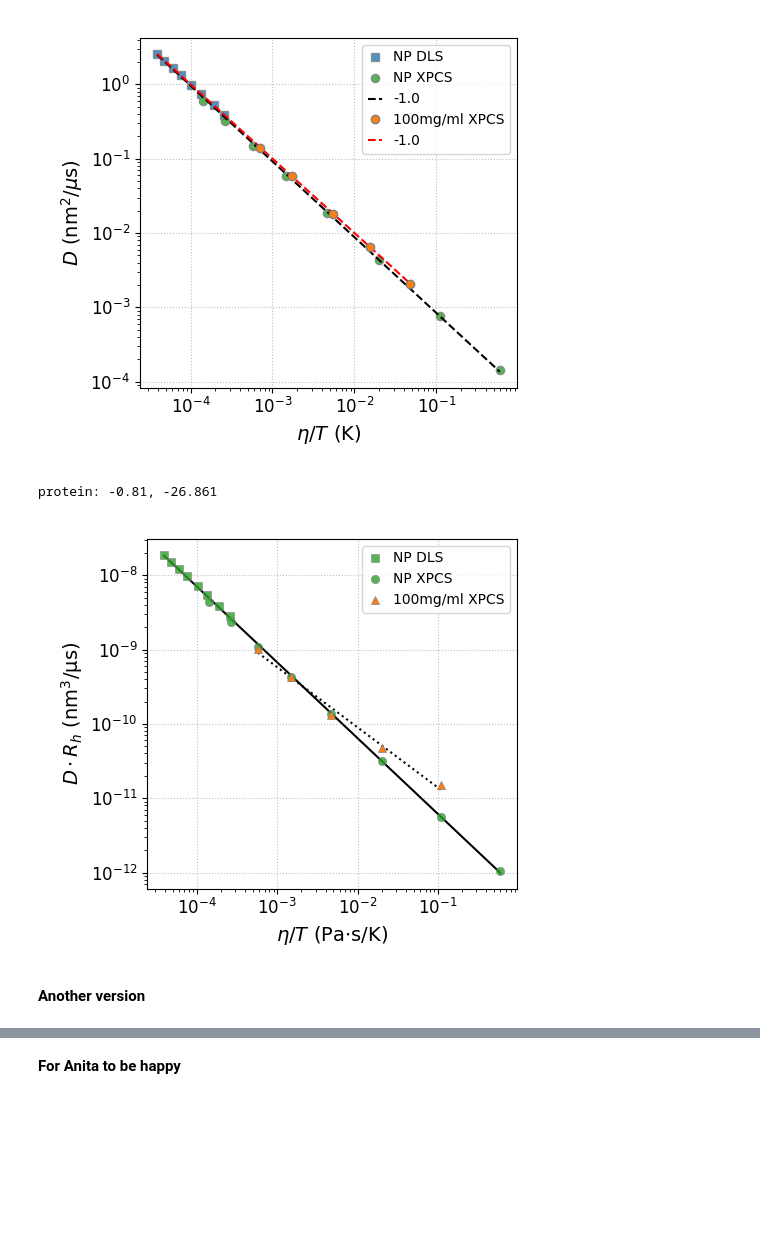
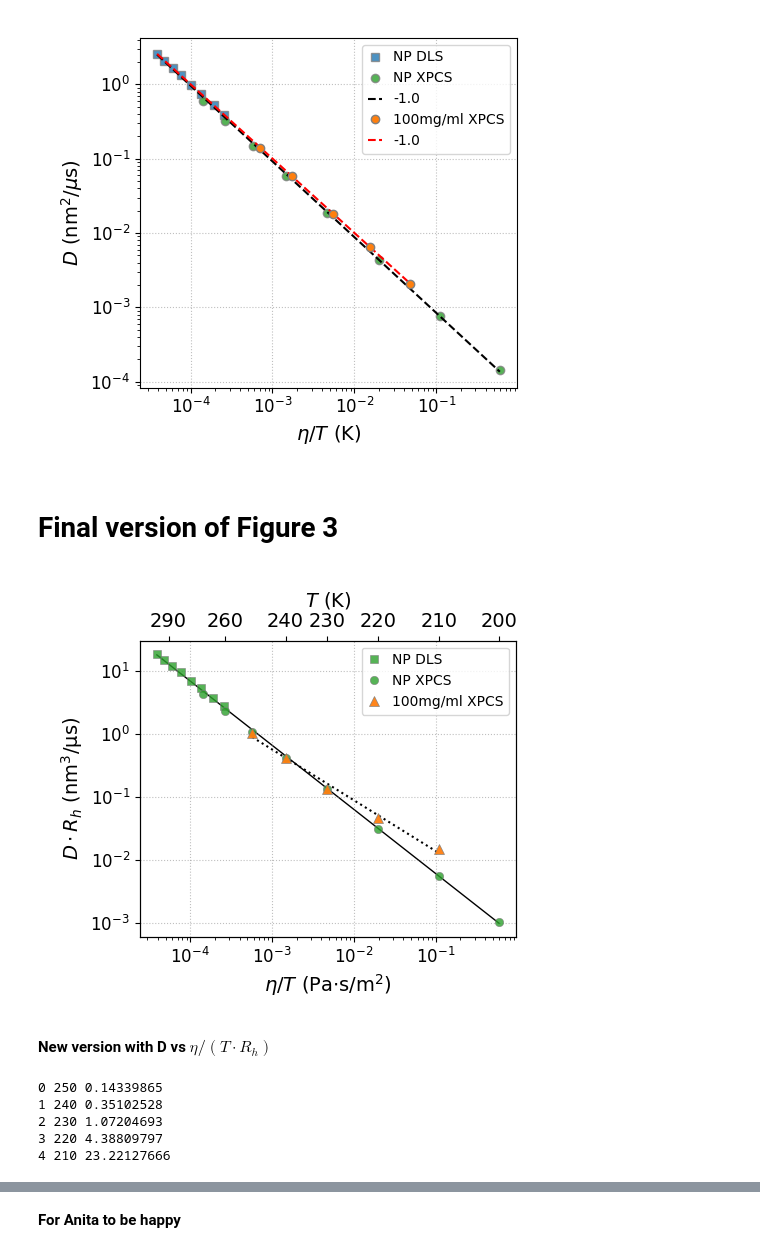
Before and after one commit to maddalenabin/id10-ferritin-2022, a Jupyter notebook: 01-notebooks/13-diffusion-new-plots.ipynb, the cells around one changed output, grey strips where cells are left out. Cells and saved outputs as stored; diff of their text form; code cells hidden in the pictures; blank space fills up the shorter version.

```diff
--- a/01-notebooks/13-diffusion-new-plots.ipynb
+++ b/01-notebooks/13-diffusion-new-plots.ipynb
@@ -883,55 +879,81 @@ ax.tick_params(axis='both', which='major', labelsize=12)
 # plt.savefig('../06-figs/D_vs_T.png', dpi=900)
 # %% [output]
 [figure]
+# %% [markdown]
+# Final version of Figure 3
 # %%
 fig, ax = plt.subplots(1,1, figsize=(5,4.5), tight_layout=True)
 
+correct_unit = 1e21 # go from m3/s to nm3/us
+
 kb = 1.380649e-23 # m2 kg s-2 K-1
 Rh = 7.3e-9 # m
-Rh_NP = 50e-9
+Rh_NP = 50e-9 # m
 
-# -- rescaling factor for eta 23mol% NP
+eta_dls = f_dls_T * kb / (6*np.pi* Rh_NP * f_dls_D*1e-12) # Ns/m2
+
+# rescaling factor for eta 23mol% NP
 lin_interp = scipy.interpolate.interp1d(f_dls_T, eta_dls, kind='quadratic')
 new_x = np.arange(f_dls_T[0], f_dls_T[-1]+1, 1)
 mask = (new_x == f['T_np'][-1])
 fact = lin_interp(new_x)[mask] / f['eta_np'][-1]
 
-# -- DLS NP100nm 23mol%
-eta_dls = f_dls_T * kb / (6*np.pi * Rh_NP * f_dls_D*1e-12)
-ax.plot(eta_dls/f_dls_T, f_dls_D * Rh_NP, label='NP DLS', c='C2', mec='gray', ls='', mew=.5, alpha=0.8, marker='s',zorder=2)
+# # DLS NP100nm 23m/ol%
+x_NP = np.concatenate([f_dls_T/eta_dls, f['T_np'][1:]/f['eta_np'][1:]])
+y_NP = np.concatenate([f_dls_D*1e-12 * Rh_NP, SE[1:] * Rh_NP])
 
-# -- NP XPCS 23 molt%
-SE = kb * f['T_np'] / (6*np.pi * f['eta_np'] * Rh_NP * fact)
-ax.plot(f['eta_np'][1:]/f['T_np'][1:], SE[1:]*1e12 * Rh_NP, label='NP XPCS', ls='', c='C2', mec='gray',mew=.5, alpha=0.8, marker='o',zorder=3)
 
-# -- SE fit
-x_NP = np.concatenate([eta_dls/f_dls_T, f['eta_np'][1:]/f['T_np'][1:]])
-y_NP = np.concatenate([f_dls_D*Rh_NP, SE[1:]*1e12*Rh_NP])
-popt2,xc2,curve2,perr2 = fit(linear_q, np.log(x_NP), np.log(y_NP), p0=[1.,1.])#, bounds=[(0,-np.infty,0), (np.infty,0,200)]) # VFT(x, a, D, T0)
-plt.plot(np.exp(xc2), np.exp(curve2), '-k', zorder=1) #label=f'{popt[0]:.3f}'
-# print(f'NP: {popt[0]:.2f}, {popt[1]:.3f}')
+ax.plot(eta_dls/f_dls_T, f_dls_D*1e-12 * Rh_NP * correct_unit, label='NP DLS', c='C2', mec='gray', ls='', alpha=0.8, mew=.5, marker='s', zorder=2)
 
-# -- Protein XPCS c1 in 23 mol%
+SE = kb * f['T_np'] / (6*np.pi * f['eta_np'] * fact * Rh_NP)
+ax.plot(f['eta_np'][1:]/f['T_np'][1:], SE[1: ] * Rh_NP * correct_unit, label='NP XPCS', ls='', c='C2', mec='gray', alpha=0.8, marker='o', mew=.5, zorder=3)
+
+popt,xc,curve,perr = fit(linear_q, np.log(x_NP), np.log(y_NP), p0=[1.,1.])#, bounds=[(0,-np.infty,0), (np.infty,0,200)]) # VFT(x, a, D, T0)
+plt.plot(1/np.exp(xc), np.exp(curve) * correct_unit , '-k', zorder=1, lw=1)#, label=f'{popt[0]:.3f}')
+
+# -- xpcs c1 in 19 mol%
 etas = np.array([f['eta_np'][f['T_np'] == t][0] for t in Dc1['T'] ]) #Ns/m
-ax.plot(etas/Dc1['T'], Dc1['D'] * Rh,  marker='^', c='C1', ls='', mec='gray', mew=.5, label='100mg/ml XPCS',zorder=5)
+ax.plot(etas/Dc1['T'], Dc1['D']*1e-12 * Rh * correct_unit,  marker='^', ms=7, c='C1', ls='', mew=.5,  alpha=0.95, mec='gray', label='100mg/ml XPCS', zorder=4)
 
-# -- fractional SE fit
-popt1,xc1,curve1,perr1 = fit(linear_q, np.log(etas/Dc1['T']), np.log(Dc1['D'] * Rh), sigma=np.log(Dc1['D']*Rh)*0.01, p0=[1.,1.])#, bounds=[(0,-np.infty,0), (np.infty,0,200)]) # VFT(x, a, D, T0)
-plt.plot(np.exp(xc1), np.exp(curve1), ls=':', c='k',zorder=1)#, label=f'{popt[0]:.2f}, {popt[1]:.3f}',zorder=1)
-print(f'protein: {popt1[0]:.2f}, {popt1[1]:.3f}')
+
+x_pr = np.concatenate([eta_dls/f_dls_T, etas/Dc1['T']])
+y_pr = np.concatenate([f_dls_D*1e-12 * Rh_NP, Dc1['D']*1e-12 * Rh])
+
+popt,xc,curve,perr = fit(linear_q, np.log(etas/Dc1['T']), np.log(Dc1['D']*1e-12 * Rh), sigma=np.log(Dc1['D']*1e-12)*0.01, p0=[1.,1.])#, bounds=[(0,-np.infty,0), (np.infty,0,200)]) # VFT(x, a, D, T0)
+plt.plot(np.exp(xc), np.exp(curve) * correct_unit, ls=':', c='k', zorder=1)#, lw=2)#, label=f'{popt[0]:.2f}, {popt[1]:.3f}')
+
 
 
 # -- plot settings
-ax.set_ylabel("$D\cdot R_h$ (nm$^{{3}}$/$\mathrm{\mu}$s)")
-ax.set_xlabel("$\eta/T$ (Pa$\cdot$s/K)")
+ax.set_ylabel("$D\cdot R_h$ (nm$^{{3}}$/${{\mathrm{\mu}}}$s)")
+# ax.set_xlabel("$\eta/T$ (N$\cdot$s / m$^{2}$ / K)")
+ax.set_xlabel("$\eta/T$ (Pa$\cdot$s/m$^{2}$)")
 ax.legend(fontsize=10, handlelength=1)
 ax.set_yscale('log')
 ax.set_xscale('log')
 ax.tick_params(axis='both', which='major', labelsize=12)
 
-# plt.savefig('../06-figs/D_vs_eta-T.png', dpi=300)
+labls = np.array([f['T_np'][1], f['T_np'][2], f['T_np'][3], f['T_np'][4], f['T_np'][5], f['T_np'][7], 290])
+ticks = np.array([f['eta_np'][1]/f['T_np'][1], f['eta_np'][2]/f['T_np'][2], f['eta_np'][3]/f['T_np'][3], f['eta_np'][4]/f['T_np'][4], f['eta_np'][5]/f['T_np'][5], f['eta_np'][7]/f['T_np'][7], np.mean([eta_dls[5], eta_dls[6]])/290])
+ax2 = ax.twiny()
+ax2.set_xlim(ax.get_xlim())
+ax2.set_xscale('log')
+ax2.minorticks_off()
+ax2.set_xticks(ticks=ticks, labels=[f"{x:.0f}" for x in labls])
+ax2.set_xlabel('$T$ (K)', fontsize=14)
+ax2.grid(False)
+
+# plt.savefig('../06-figs/DRh_vs_etaT.png', dpi=900)
 # %% [output]
-protein: -0.81, -26.861
-[figure, old version]
+[figure, new version]
-# %% [markdown]
-**Another version**
+# %% [markdown]
+**New version with D vs $\eta/(T\cdot R_h)$**
+# %%
+for i in range(len(Dc1['T'])):
+    print(i, Dc1['T'][i], etas[i])
+# %% [output]
+0 250 0.14339865
+1 240 0.35102528
+2 230 1.07204693
+3 220 4.38809797
+4 210 23.22127666
```
Also changed, not shown: parts of 3 cells of this notebook, 2 other files.
